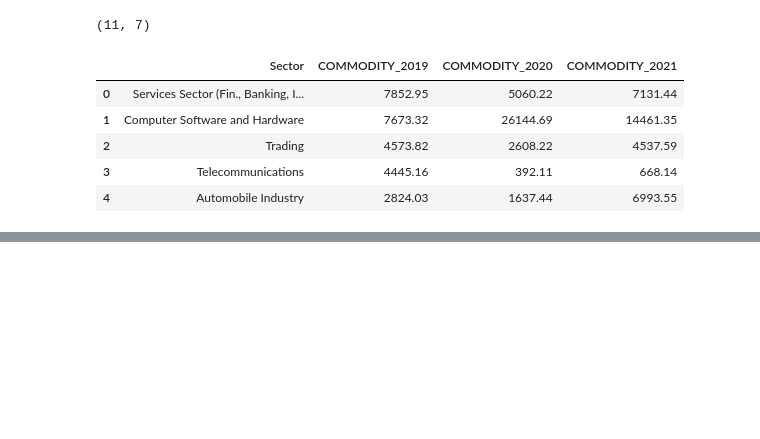
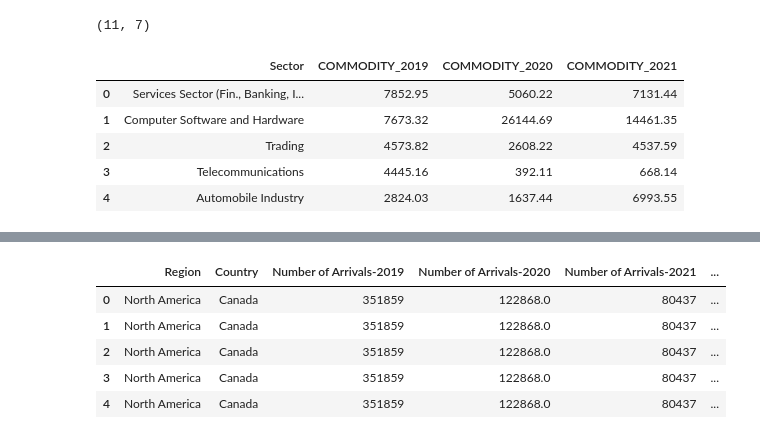
Before and after one commit to NicoleAki/NDAP-Project, a Jupyter notebook: project.ipynb, the cells around one changed output, grey strips where cells are left out. Saved outputs shown, nothing was run; the diff lists cells and outputs as text; code cells hidden in the pictures; blank space fills up the shorter version.

```diff
--- a/project.ipynb
+++ b/project.ipynb
@@ -346,0 +388,14 @@ result.head()
+# %%
+#check how many rows have NaN values in result dataset for merged fta
+#nan_rows = result[result.isna().any(axis=1)]
+#nan_rows.head()
+#drop the nan_rows from result dataset for merged fta
+result.dropna(inplace=True)
+result.head()
+# %% [output]
+|  | Region | Country | Number of Arrivals-2019 | Number of Arrivals-2020 | Number of Arrivals-2021 | ... |
+| 0 | North America | Canada | 351859 | 122868.0 | 80437 | ... |
+| 1 | North America | Canada | 351859 | 122868.0 | 80437 | ... |
+| 2 | North America | Canada | 351859 | 122868.0 | 80437 | ... |
+| 3 | North America | Canada | 351859 | 122868.0 | 80437 | ... |
+| 4 | North America | Canada | 351859 | 122868.0 | 80437 | ... |
```
Also changed, not shown: parts of 11 cells of this notebook, 2 other files.
